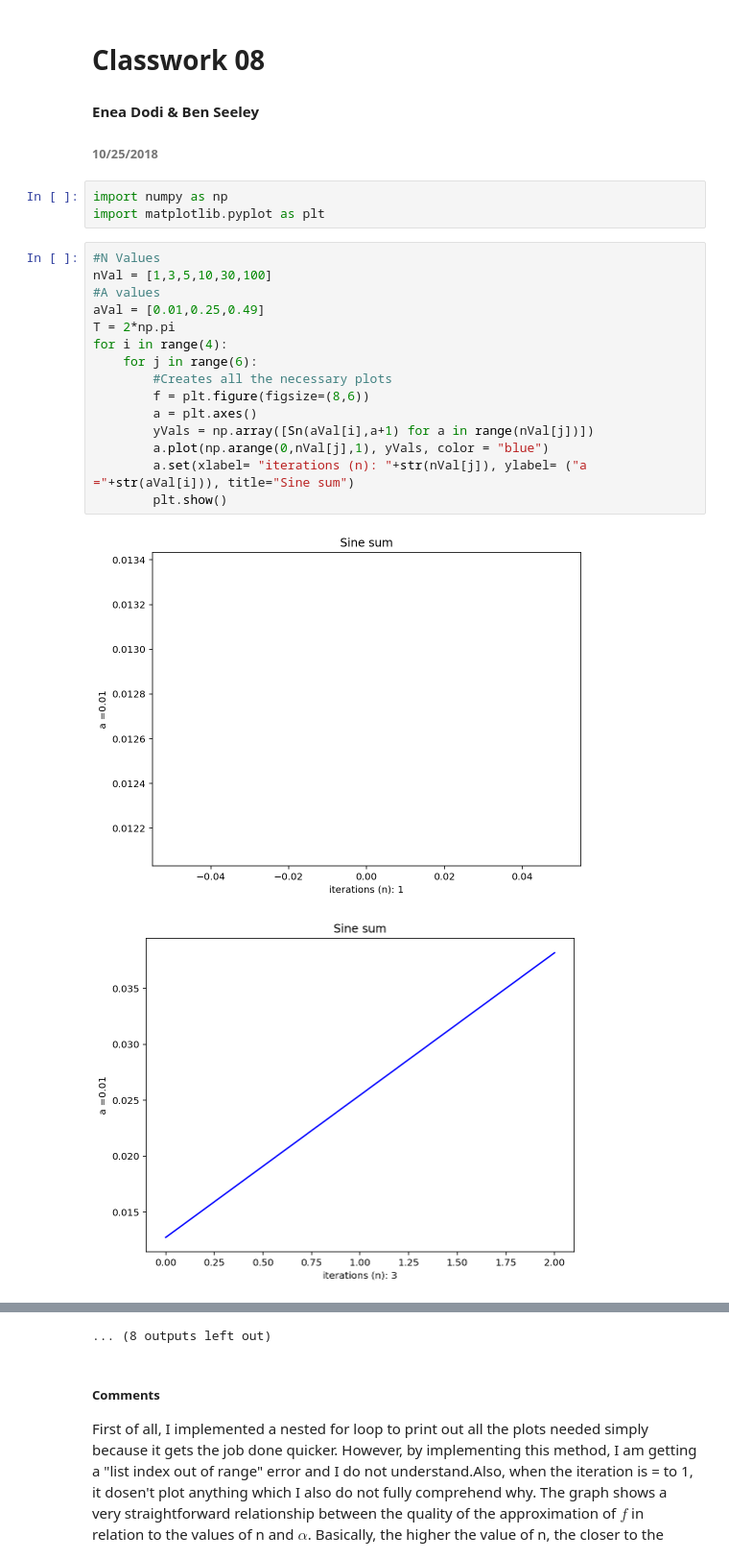
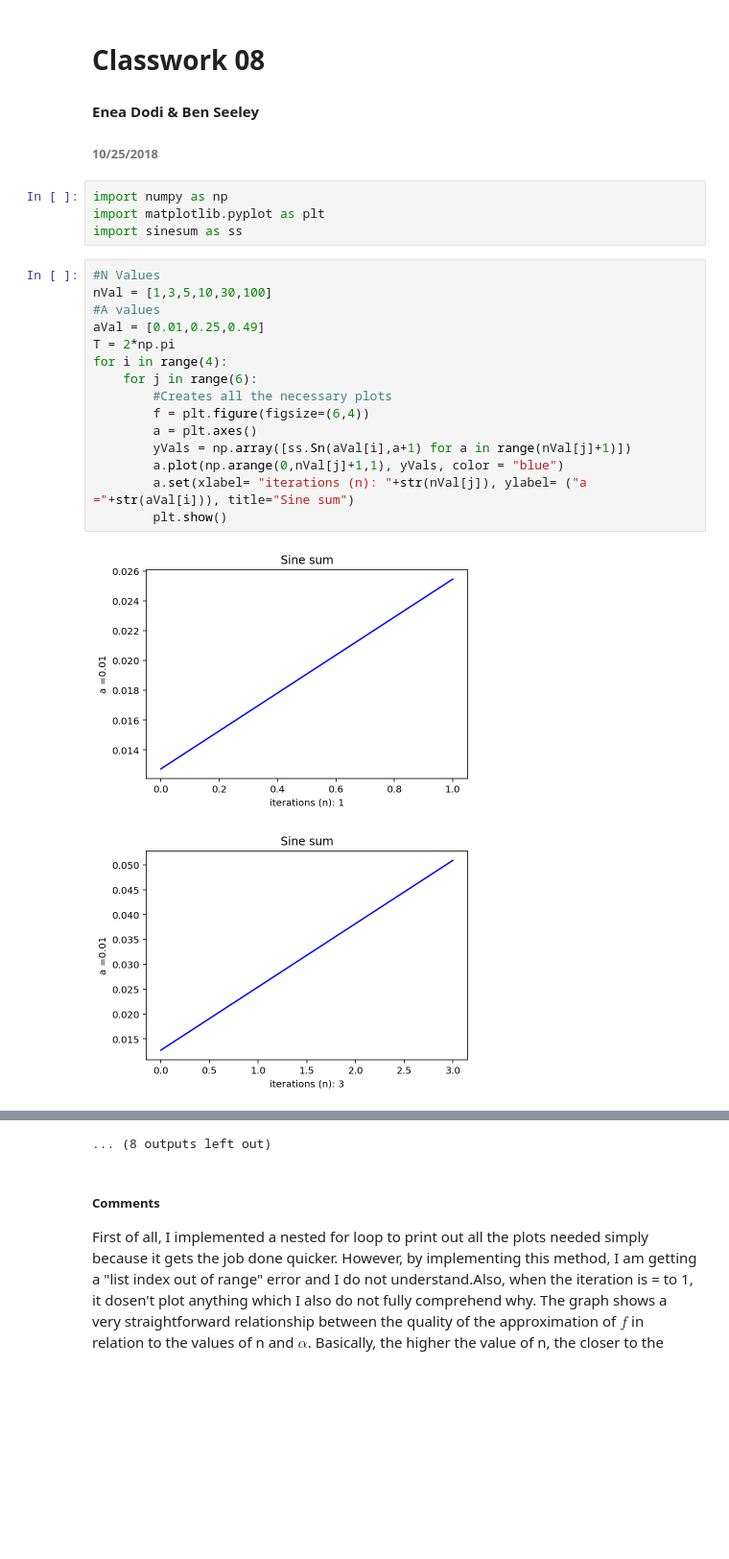
Before and after one commit to chapman-phys220-2018f/cw08-cw07-thegoblins, a Jupyter notebook: sinesum_plots.ipynb, the cells around one changed output, grey strips where cells are left out. Shown at 96% size. Saved outputs shown, nothing was run; the diff lists cells and outputs as text; blank space fills up the shorter version.

```diff
--- a/sinesum_plots.ipynb
+++ b/sinesum_plots.ipynb
@@ -5,21 +5,22 @@
 # %%
 import numpy as np
 import matplotlib.pyplot as plt
+import sinesum as ss
 # %%
 #N Values
 nVal = [1,3,5,10,30,100]
 #A values
 aVal = [0.01,0.25,0.49]
 T = 2*np.pi
 for i in range(4):
     for j in range(6):
         #Creates all the necessary plots
-        f = plt.figure(figsize=(8,6))
+        f = plt.figure(figsize=(6,4))
         a = plt.axes()
-        yVals = np.array([Sn(aVal[i],a+1) for a in range(nVal[j])])
-        a.plot(np.arange(0,nVal[j],1), yVals, color = "blue")
+        yVals = np.array([ss.Sn(aVal[i],a+1) for a in range(nVal[j]+1)])
+        a.plot(np.arange(0,nVal[j]+1,1), yVals, color = "blue")
         a.set(xlabel= "iterations (n): "+str(nVal[j]), ylabel= ("a ="+str(aVal[i])), title="Sine sum")
         plt.show()
 # %% [output]
-[figure, old version]
+[figure, new version]
-[figure, old version]
+[figure, new version]
```
Also changed, not shown: parts of 1 cell of this notebook.
